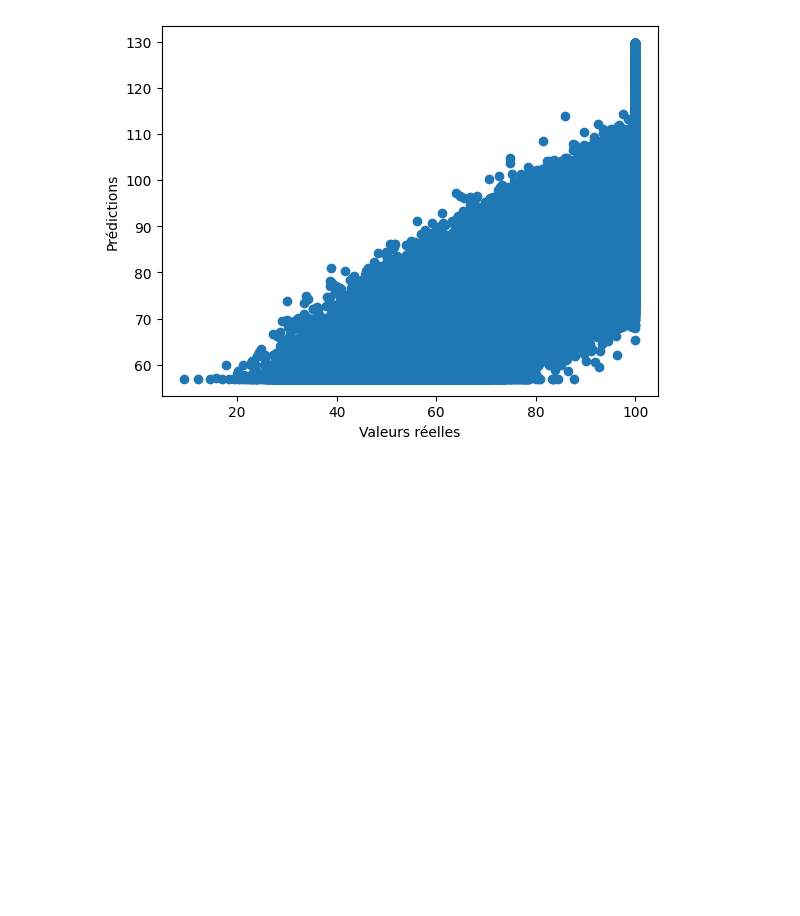
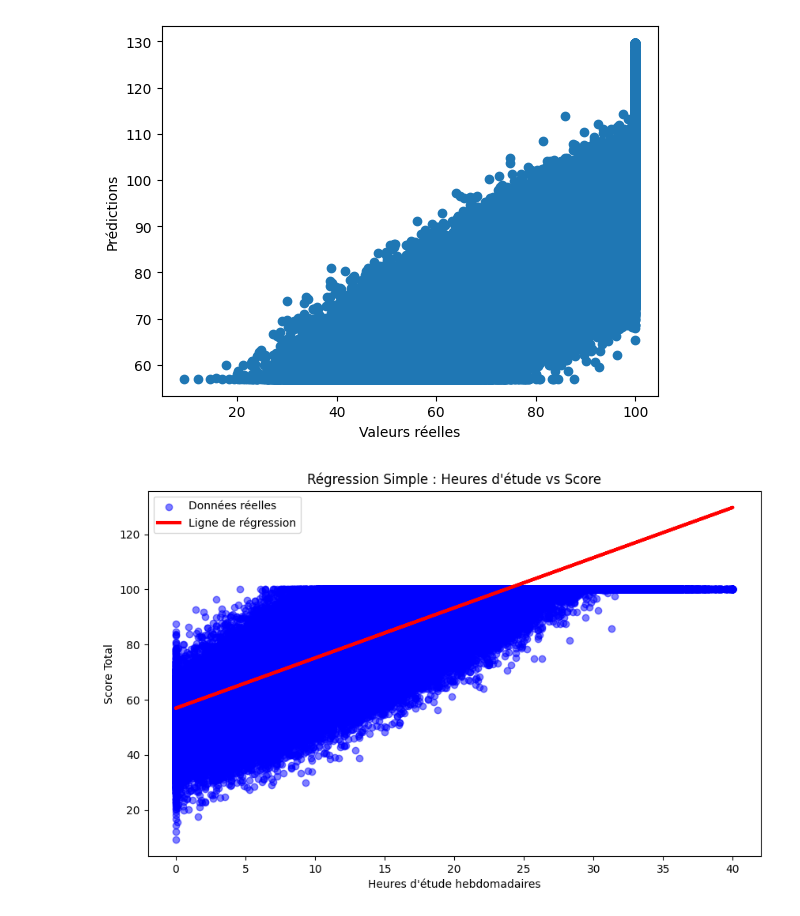
Before and after one commit to djafarou-ML/Student_Performance, a Jupyter notebook: student_perfomance.ipynb, the cells around one changed output. Saved outputs shown, nothing was run; the diff lists cells and outputs as text; code cells hidden in the pictures; blank space fills up the shorter version.

```diff
--- a/student_perfomance.ipynb
+++ b/student_perfomance.ipynb
@@ -291,3 +290,18 @@ plt.ylabel("Prédictions")
 plt.show()
 # %% [output]
 [figure]
+# %%
+plt.figure(figsize=(10, 6))
+# On affiche les points réels du jeu de test
+plt.scatter(X_test, Y_test, color='blue', alpha=0.5, label='Données réelles')
+
+# On affiche la droite de prédiction
+plt.plot(X_test, test_predict, color='red', linewidth=3, label='Ligne de régression')
+
+plt.title('Régression Simple : Heures d\'étude vs Score')
+plt.xlabel('Heures d\'étude hebdomadaires')
+plt.ylabel('Score Total')
+plt.legend()
+plt.show()
+# %% [output]
+[figure, added]
```
Also changed, not shown: parts of 10 cells of this notebook, 1 other file.
